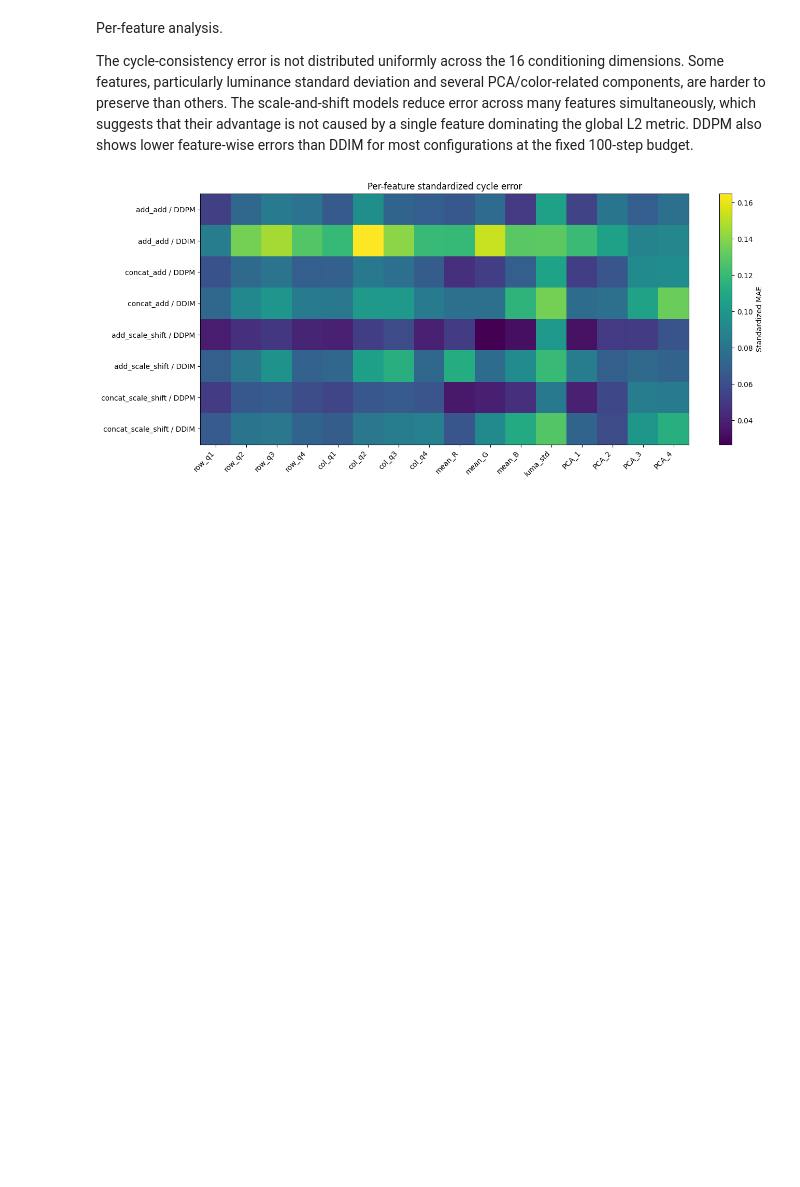
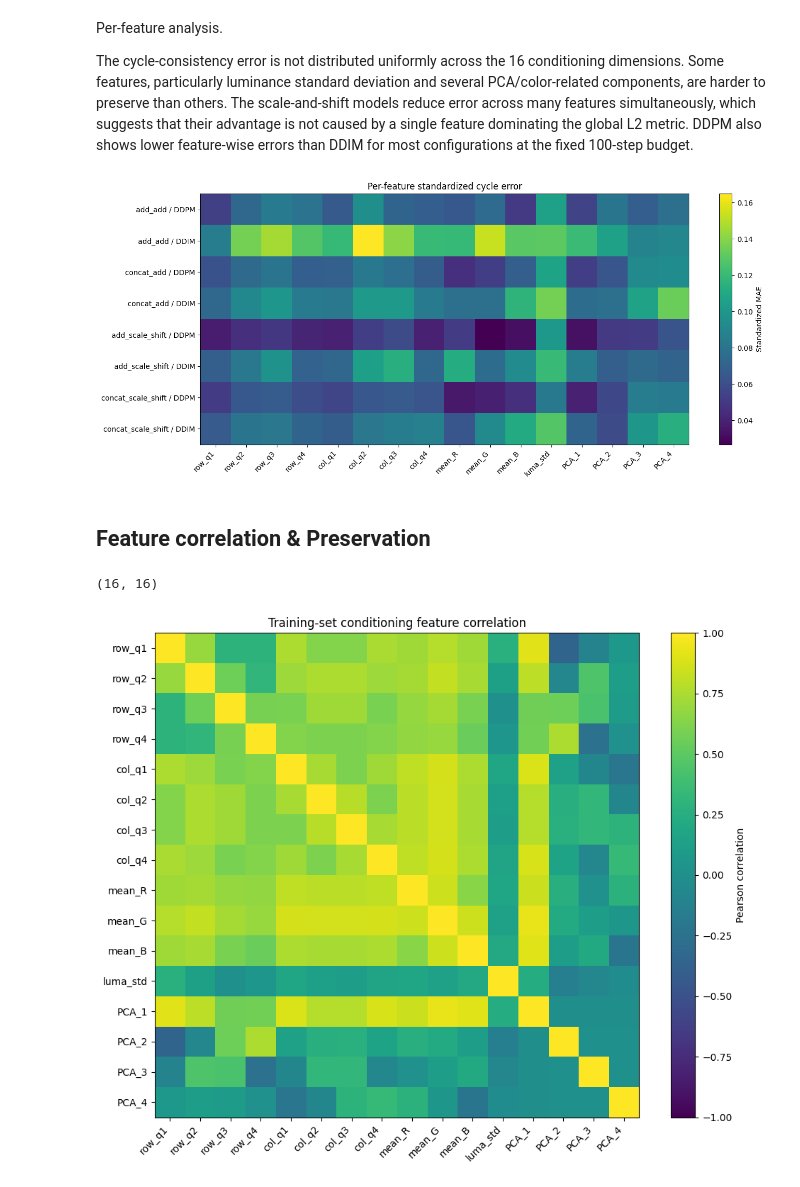
Before and after one commit to GoharKhachatryan/GenAI_project, a Jupyter notebook: notebooks/04_evaluation.ipynb, the cells around one changed output. Drawn from its saved outputs; the diff is of its cells as text; code cells hidden in the pictures; blank space fills up the shorter version.

```diff
--- a/notebooks/04_evaluation.ipynb
+++ b/notebooks/04_evaluation.ipynb
@@ -709,3 +734,54 @@ plt.tight_layout()
 plt.show()
 # %% [output]
 [figure]
+# %% [markdown]
+## Feature correlation & Preservation
+# %%
+train_dataset = PairedCIFAR10("train")
+
+train_conditions = torch.stack([
+    train_dataset[i][1]
+    for i in range(len(train_dataset))
+])
+
+train_cond_np = train_conditions.numpy()
+
+train_corr = np.corrcoef(
+    train_cond_np,
+    rowvar=False,
+)
+
+print(train_corr.shape)
+# %% [output]
+(16, 16)
+# %%
+plt.figure(figsize=(10, 8))
+
+plt.imshow(
+    train_corr,
+    vmin=-1,
+    vmax=1,
+)
+
+plt.colorbar(label="Pearson correlation")
+
+plt.xticks(
+    np.arange(len(feature_names)),
+    feature_names,
+    rotation=45,
+    ha="right",
+)
+
+plt.yticks(
+    np.arange(len(feature_names)),
+    feature_names,
+)
+
+plt.title(
+    "Training-set conditioning feature correlation"
+)
+
+plt.tight_layout()
+plt.show()
+# %% [output]
+[figure, added]
```
Also changed, not shown: parts of 17 cells of this notebook.
